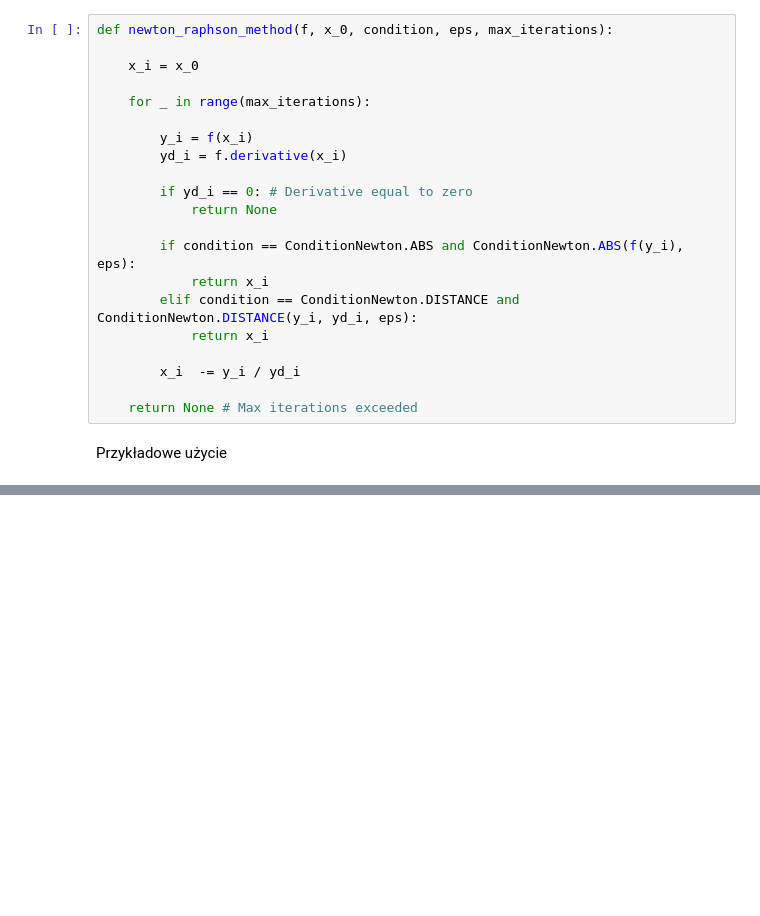
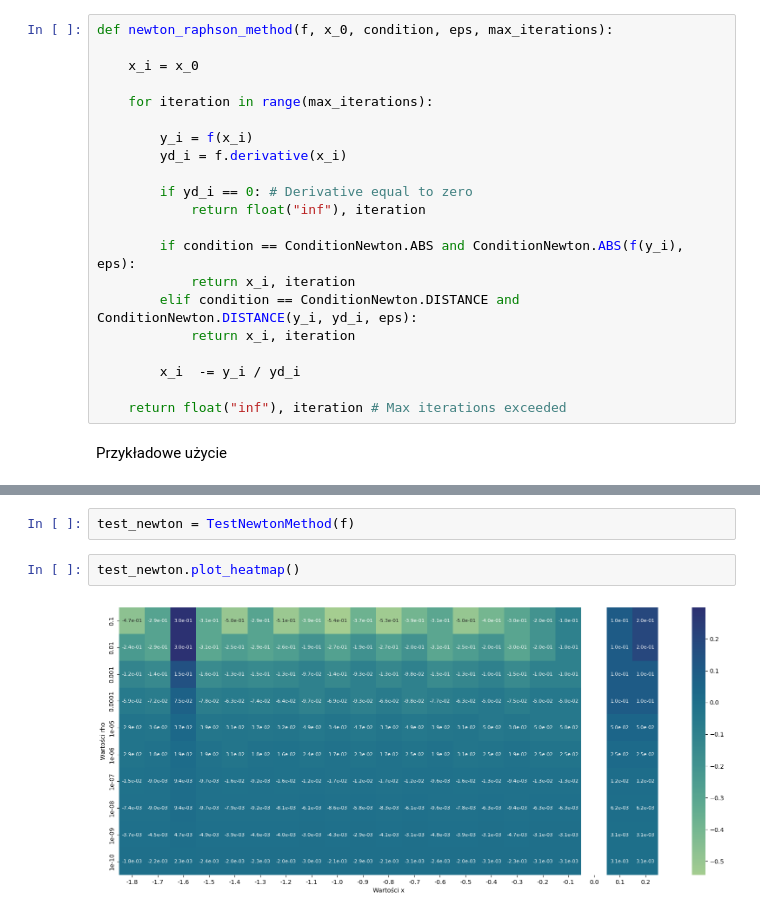
Before and after one commit to JakubFr4czek/MOwNiT, a Jupyter notebook: Lab5/lab5.ipynb, the cells around one changed output, grey strips where cells are left out. Cells and saved outputs as stored; diff of their text form; blank space fills up the shorter version.

```diff
--- a/Lab5/lab5.ipynb
+++ b/Lab5/lab5.ipynb
@@ -92,22 +93,22 @@ def newton_raphson_method(f, x_0, condition, eps, max_iterations):
 
     x_i = x_0
 
-    for _ in range(max_iterations):
+    for iteration in range(max_iterations):
 
         y_i = f(x_i)
         yd_i = f.derivative(x_i)
 
         if yd_i == 0: # Derivative equal to zero
-            return None
+            return float("inf"), iteration
 
         if condition == ConditionNewton.ABS and ConditionNewton.ABS(f(y_i), eps):
-            return x_i
+            return x_i, iteration
         elif condition == ConditionNewton.DISTANCE and ConditionNewton.DISTANCE(y_i, yd_i, eps):
-            return x_i
+            return x_i, iteration
 
         x_i  -= y_i / yd_i
 
-    return None # Max iterations exceeded
+    return float("inf"), iteration # Max iterations exceeded
 # %% [markdown]
 Przykładowe użycie
 # %%
@@ -122,0 +171,6 @@ class TestSecantMethod():
+# %%
+test_newton = TestNewtonMethod(f)
+# %%
+test_newton.plot_heatmap()
+# %% [output]
+[figure, added]
```
Also changed, not shown: parts of 7 cells of this notebook, 7 other files.
